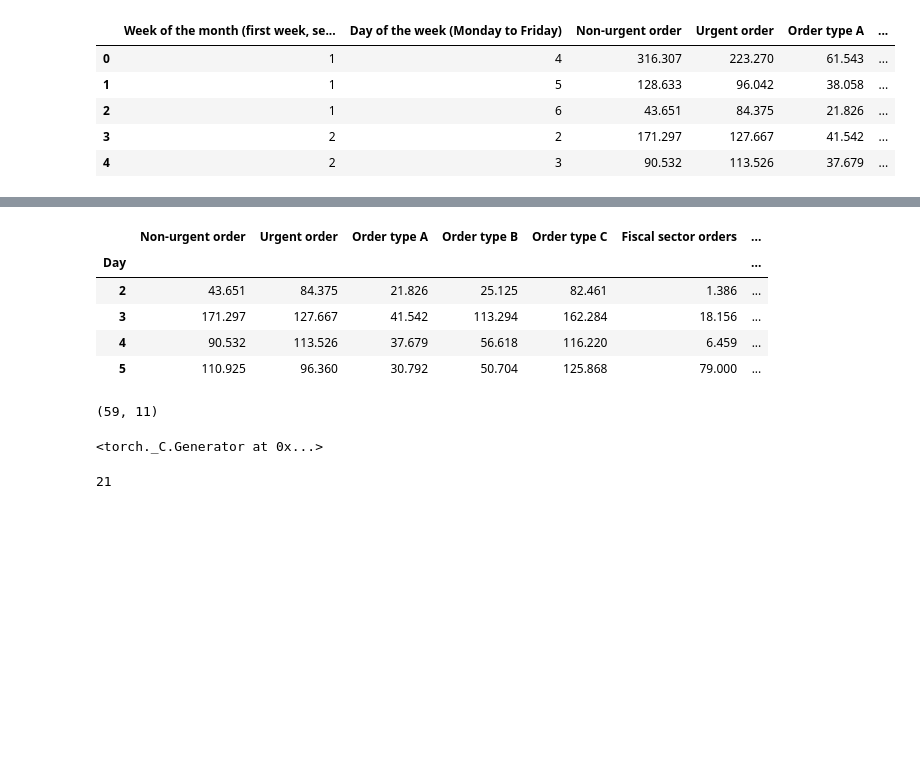
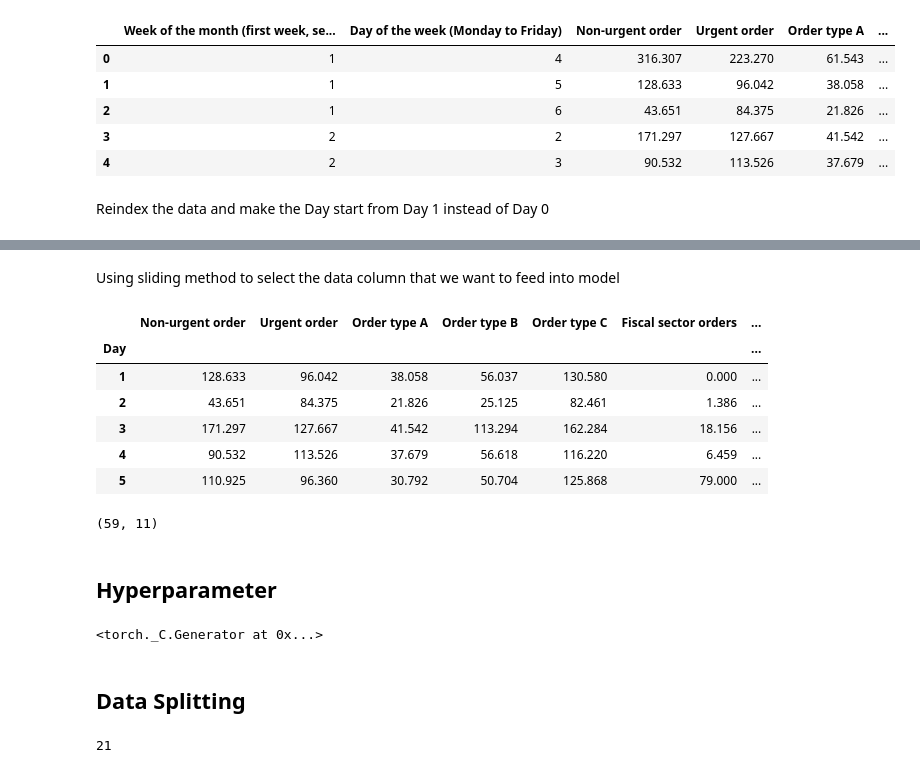
Before and after one commit to CertifaiAI/time-series-labs, a Jupyter notebook: notebook/04 - Multivariate Input -Univariate Output-MultiStep.ipynb, the cells around one changed output, grey strips where cells are left out. Cells and saved outputs as stored; diff of their text form; code cells hidden in the pictures; blank space fills up the shorter version.

```diff
--- a/notebook/Multivariate Input -Univariate Output-MultiStep.ipynb
+++ b/notebook/04 - Multivariate Input -Univariate Output-MultiStep.ipynb
@@ -357,5 +423,6 @@ Data Source : https://code.datasciencedojo.com/datasciencedojo/datasets/tree/mas
 # %%
-demand = pd.read_csv(r"C:\Users\boonkai.yeoh\Desktop\Daily_Demand_Forecasting_Orders.csv",sep=';')
+# Read the csv data
+demand = pd.read_csv(r"..\datasets\others\Daily_Demand_Forecasting_Orders.csv",sep=';')
 demand.head()
 # %% [output]
 |  | Week of the month (first week, se... | Day of the week (Monday to Friday) | Non-urgent order | Urgent order | Order type A | ... |
@@ -364,6 +431,8 @@ demand.head()
 | 2 | 1 | 6 | 43.651 | 84.375 | 21.826 | ... |
 | 3 | 2 | 2 | 171.297 | 127.667 | 41.542 | ... |
 | 4 | 2 | 3 | 90.532 | 113.526 | 37.679 | ... |
+# %% [markdown]
+Reindex the data and make the Day start from Day 1 instead of Day 0
 # %%
 demand.index.name = "Day"
 demand = demand.reindex(index=range(1,len(demand)))
@@ -376,12 +445,15 @@ demand.iloc[0:5]
 | 3 | 2 | 2 | 171.297 | 127.667 | 41.542 | ... |
 | 4 | 2 | 3 | 90.532 | 113.526 | 37.679 | ... |
 | 5 | 2 | 4 | 110.925 | 96.360 | 30.792 | ... |
+# %% [markdown]
+Using sliding method to select the data column that we want to feed into model
 # %%
 demand_slice = demand.iloc[:,2::]
-demand_slice.iloc[1:5,:]
+demand_slice.loc[1:5,:]
 # %% [output]
 |  | Non-urgent order | Urgent order | Order type A | Order type B | Order type C | Fiscal sector orders | ... |
 | Day |  |  |  |  |  |  | ... |
+| 1 | 128.633 | 96.042 | 38.058 | 56.037 | 130.580 | 0.000 | ... |
 | 2 | 43.651 | 84.375 | 21.826 | 25.125 | 82.461 | 1.386 | ... |
 | 3 | 171.297 | 127.667 | 41.542 | 113.294 | 162.284 | 18.156 | ... |
 | 4 | 90.532 | 113.526 | 37.679 | 56.618 | 116.220 | 6.459 | ... |
@@ -391,6 +463,8 @@ demand_value = demand_slice.values
 demand_value.shape
 # %% [output]
 (59, 11)
+# %% [markdown]
+## Hyperparameter
 # %%
 #Hyperameter
 split_ratio_demand = 0.70
@@ -403,6 +477,8 @@ batch_size_demand = 2
 torch.manual_seed(123)
 # %% [output]
 <torch._C.Generator at 0x...>
+# %% [markdown]
+## Data Splitting
 # %%
 split_data_demand = round(len(dataset)*split_ratio)
 split_data_demand
```
Also changed, not shown: parts of 61 cells of this notebook.
